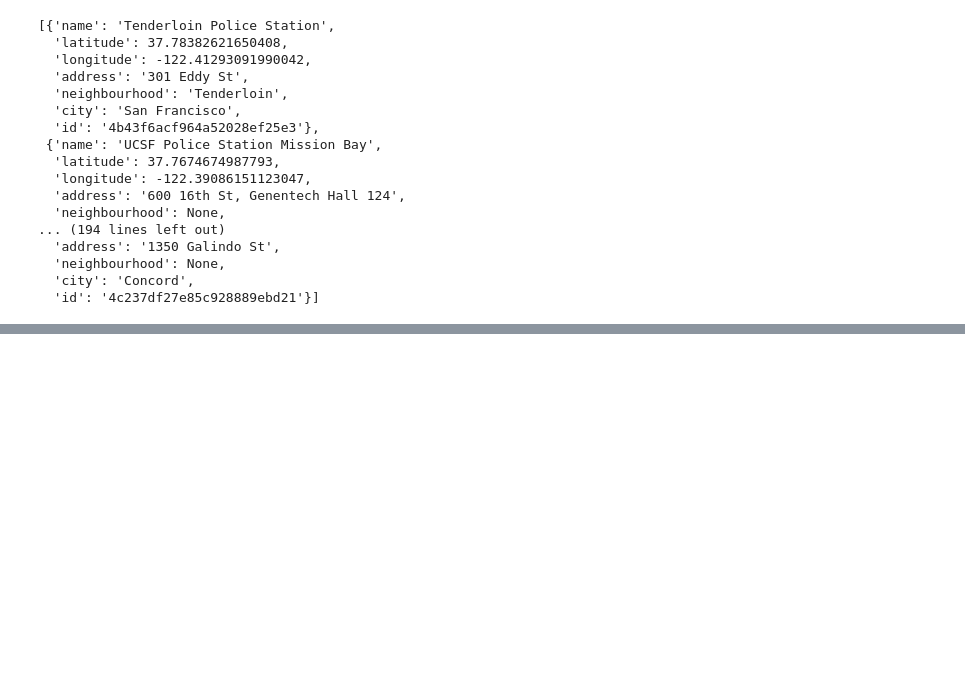
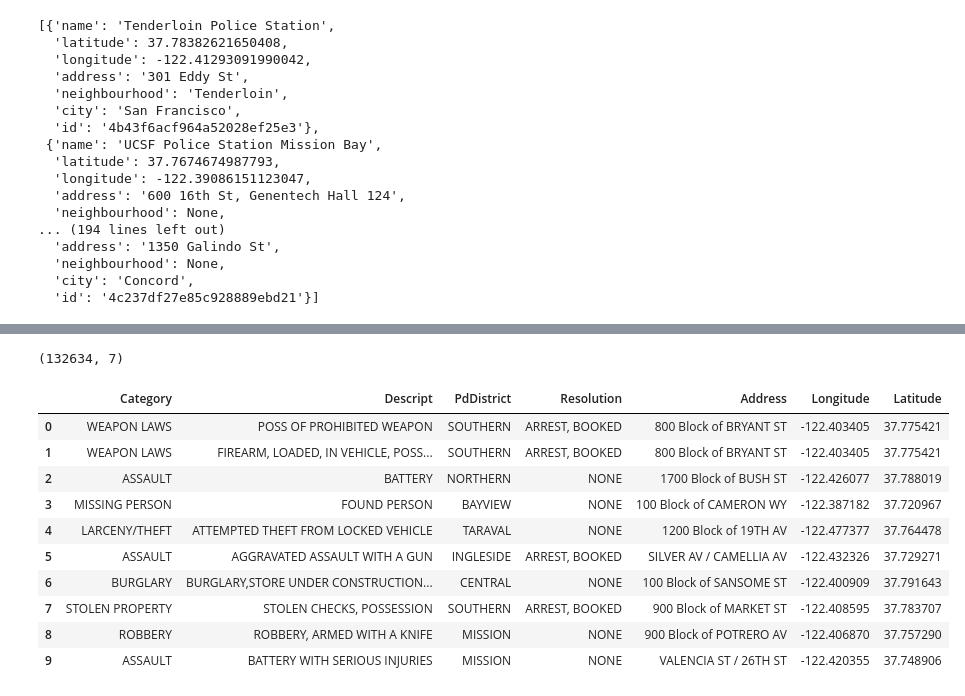
Before and after one commit to TheresaH96/Coursera_Capstone, a Jupyter notebook: Battle of the Neighbourhoods.ipynb, the cells around one changed output, grey strips where cells are left out. Cells and saved outputs as stored; diff of their text form; code cells hidden in the pictures; blank space fills up the shorter version.

```diff
--- a/Battle of the Neighbourhoods.ipynb
+++ b/Battle of the Neighbourhoods.ipynb
@@ -169,0 +191,26 @@ map_sf
+# %%
+#to drop:
+ #   warrants
+ #   suicide
+ #   other offenses
+ #   Trea
+
+#Combine:
+ #   Larceny/theft & robbery & stolen property
+
+df_incidents_sub=df_incidents[df_incidents['Category'].isin(['WARRANTS','SUICDE','OTHER OFFENSES','TREA']) == False].reset_index(drop=True)
+print(df_incidents.shape)
+df_incidents_sub.head(10)
+# %% [output]
+(132634, 7)
+|  | Category | Descript | PdDistrict | Resolution | Address | Longitude | Latitude |
+| 0 | WEAPON LAWS | POSS OF PROHIBITED WEAPON | SOUTHERN | ARREST, BOOKED | 800 Block of BRYANT ST | -122.403405 | 37.775421 |
+| 1 | WEAPON LAWS | FIREARM, LOADED, IN VEHICLE, POSS... | SOUTHERN | ARREST, BOOKED | 800 Block of BRYANT ST | -122.403405 | 37.775421 |
+| 2 | ASSAULT | BATTERY | NORTHERN | NONE | 1700 Block of BUSH ST | -122.426077 | 37.788019 |
+| 3 | MISSING PERSON | FOUND PERSON | BAYVIEW | NONE | 100 Block of CAMERON WY | -122.387182 | 37.720967 |
+| 4 | LARCENY/THEFT | ATTEMPTED THEFT FROM LOCKED VEHICLE | TARAVAL | NONE | 1200 Block of 19TH AV | -122.477377 | 37.764478 |
+| 5 | ASSAULT | AGGRAVATED ASSAULT WITH A GUN | INGLESIDE | ARREST, BOOKED | SILVER AV / CAMELLIA AV | -122.432326 | 37.729271 |
+| 6 | BURGLARY | BURGLARY,STORE UNDER CONSTRUCTION... | CENTRAL | NONE | 100 Block of SANSOME ST | -122.400909 | 37.791643 |
+| 7 | STOLEN PROPERTY | STOLEN CHECKS, POSSESSION | SOUTHERN | ARREST, BOOKED | 900 Block of MARKET ST | -122.408595 | 37.783707 |
+| 8 | ROBBERY | ROBBERY, ARMED WITH A KNIFE | MISSION | NONE | 900 Block of POTRERO AV | -122.406870 | 37.757290 |
+| 9 | ASSAULT | BATTERY WITH SERIOUS INJURIES | MISSION | NONE | VALENCIA ST / 26TH ST | -122.420355 | 37.748906 |
```
Also changed, not shown: parts of 1 cell of this notebook.
